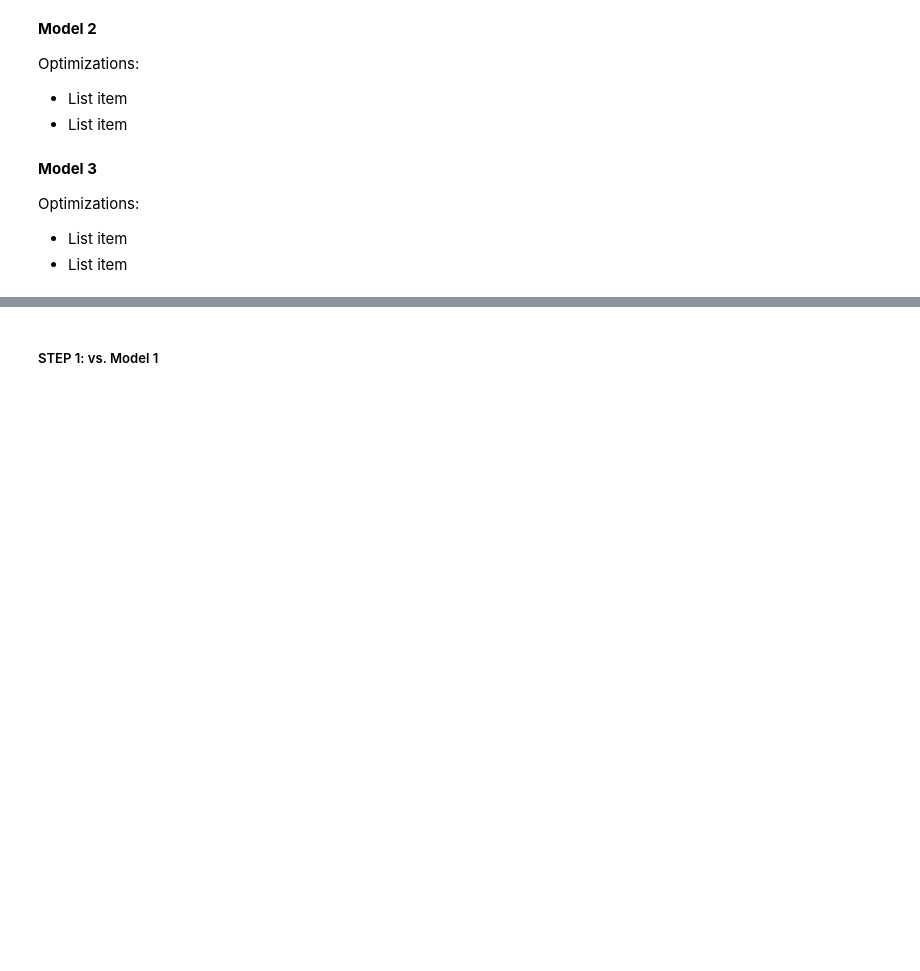
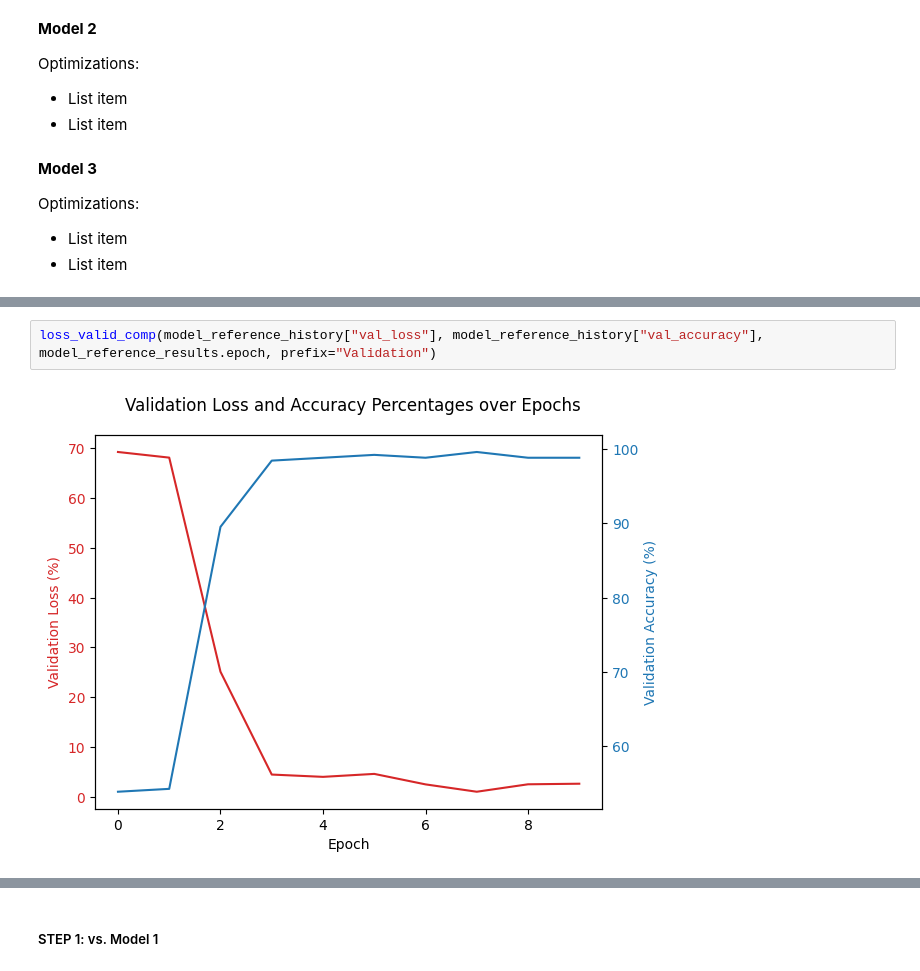
Before and after one commit to EthanNguyen-Tu/CS4644_FinalProject, a Jupyter notebook: CS4644_ThePerceptrons_Project.ipynb, the cells around one changed output, grey strips where cells are left out. Cells and saved outputs as stored; diff of their text form; blank space fills up the shorter version.

```diff
--- a/CS4644_ThePerceptrons_Project.ipynb
+++ b/CS4644_ThePerceptrons_Project.ipynb
@@ -161,0 +610,4 @@ Optimizations:
+# %%
+loss_valid_comp(model_reference_history["val_loss"], model_reference_history["val_accuracy"], model_reference_results.epoch, prefix="Validation")
+# %% [output]
+[figure, added]
```
Also changed, not shown: parts of 111 cells of this notebook, 1 other file.
